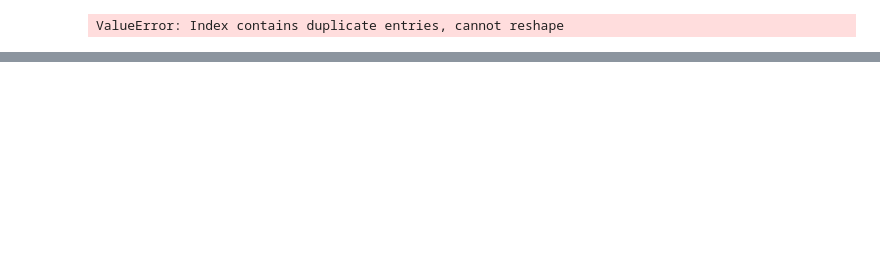
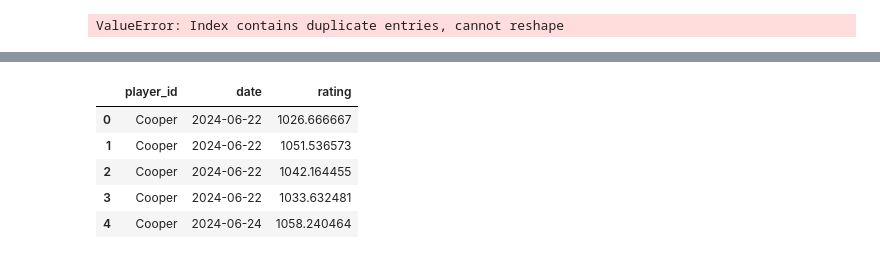
Before and after one commit to c-goodman/mkstream, a Jupyter notebook: notebooks/elo.ipynb, the cells around one changed output, grey strips where cells are left out. Drawn from its saved outputs; the diff is of its cells as text; code cells hidden in the pictures; blank space fills up the shorter version.

```diff
--- a/notebooks/elo.ipynb
+++ b/notebooks/elo.ipynb
@@ -271,9 +343,14 @@ ValueError: Index contains duplicate entries, cannot reshape
 # %%
-# import altair as alt
+import altair as alt
 
-# df = tracker.get_history_df()
-# alt.Chart(df).mark_line(point=True).encode(
-#     x="date:T",
-#     y=alt.Y("rating:Q", scale=alt.Scale(zero=False)),
-#     color="player_id:N",
-# )
+track_df = tracker.get_history_df()
+
+track_df = track_df[track_df["player_id"].isin(filter_df["player_id"])].reset_index(
+    drop=True
+)
+
+alt.Chart(track_df).mark_line(point=True).encode(
+    x="date:T",
+    y=alt.Y("rating:Q", scale=alt.Scale(zero=False)),
+    color="player_id:N",
+).properties(width=1000, height=500, title="Season 11 ELO")
@@ -279,0 +359,9 @@ ValueError: Index contains duplicate entries, cannot reshape
+# %%
+track_df.head()
+# %% [output]
+|  | player_id | date | rating |
+| 0 | Cooper | 2024-06-22 | 1026.666667 |
+| 1 | Cooper | 2024-06-22 | 1051.536573 |
+| 2 | Cooper | 2024-06-22 | 1042.164455 |
+| 3 | Cooper | 2024-06-22 | 1033.632481 |
+| 4 | Cooper | 2024-06-24 | 1058.240464 |
```
Also changed, not shown: parts of 10 cells of this notebook.
